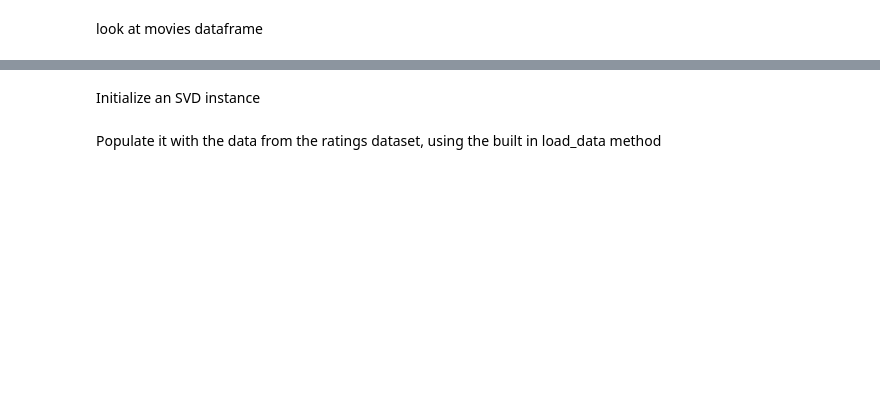
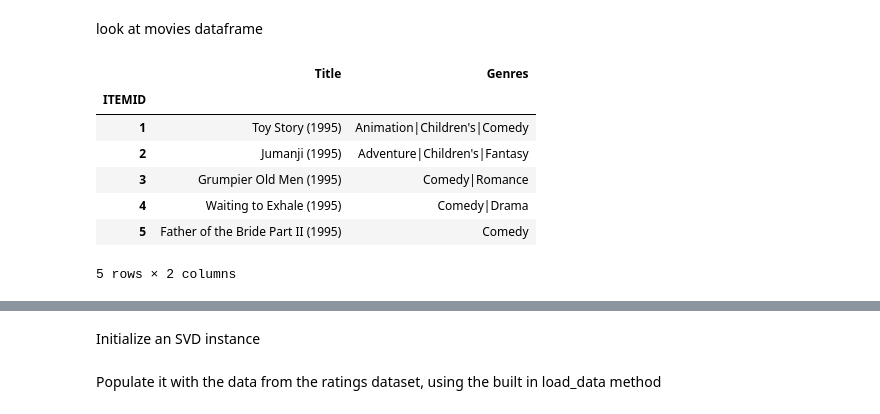
Before and after one commit to saryamane/DAT_SF_5, a Jupyter notebook: iPython notebooks/DAT5-lab11.ipynb, the cells around one changed output, grey strips where cells are left out. Cells and saved outputs as stored; diff of their text form; code cells hidden in the pictures; blank space fills up the shorter version.

```diff
--- a/iPython notebooks/DAT5-lab11.ipynb
+++ b/iPython notebooks/DAT5-lab11.ipynb
@@ -344,2 +348,15 @@ Let's look at the files
 # %% [markdown]
 look at movies dataframe
+# %%
+movies = pd.read_table('data/movielens/movies.dat', sep='::', names= ['ITEMID', 'Title', 'Genres'], index_col= 'ITEMID')
+# %%
+movies.head()
+# %% [output]
+|  | Title | Genres |
+| ITEMID |  |  |
+| 1 | Toy Story (1995) | Animation|Children's|Comedy |
+| 2 | Jumanji (1995) | Adventure|Children's|Fantasy |
+| 3 | Grumpier Old Men (1995) | Comedy|Romance |
+| 4 | Waiting to Exhale (1995) | Comedy|Drama |
+| 5 | Father of the Bride Part II (1995) | Comedy |
+5 rows × 2 columns
```
Also changed, not shown: parts of 18 cells of this notebook, 15 other files.
